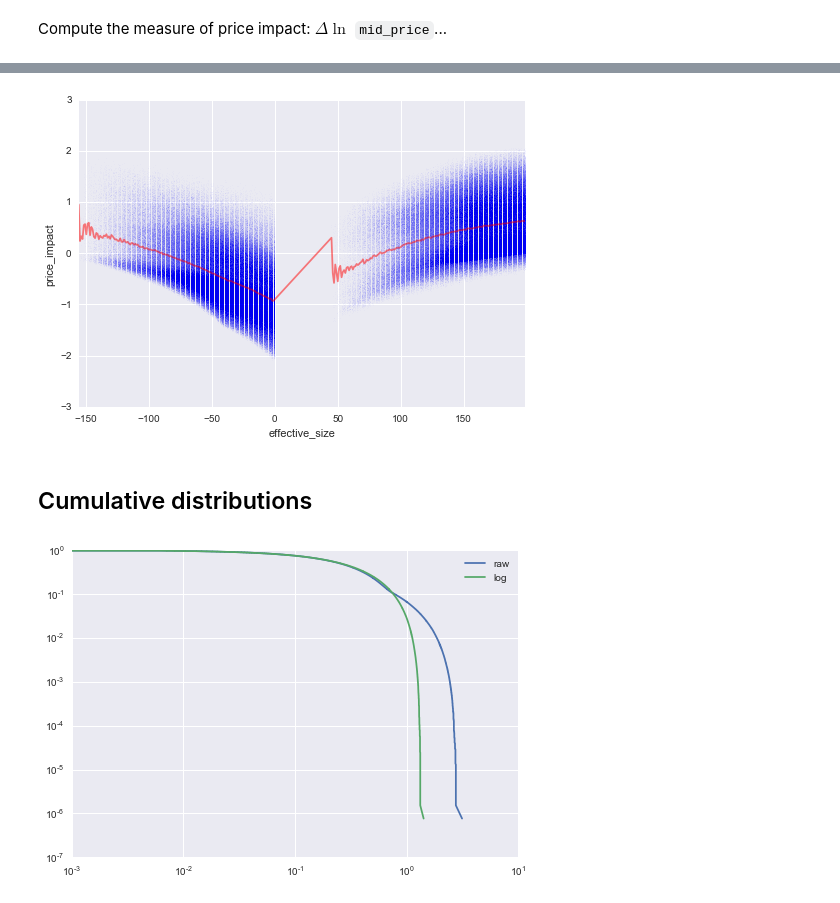
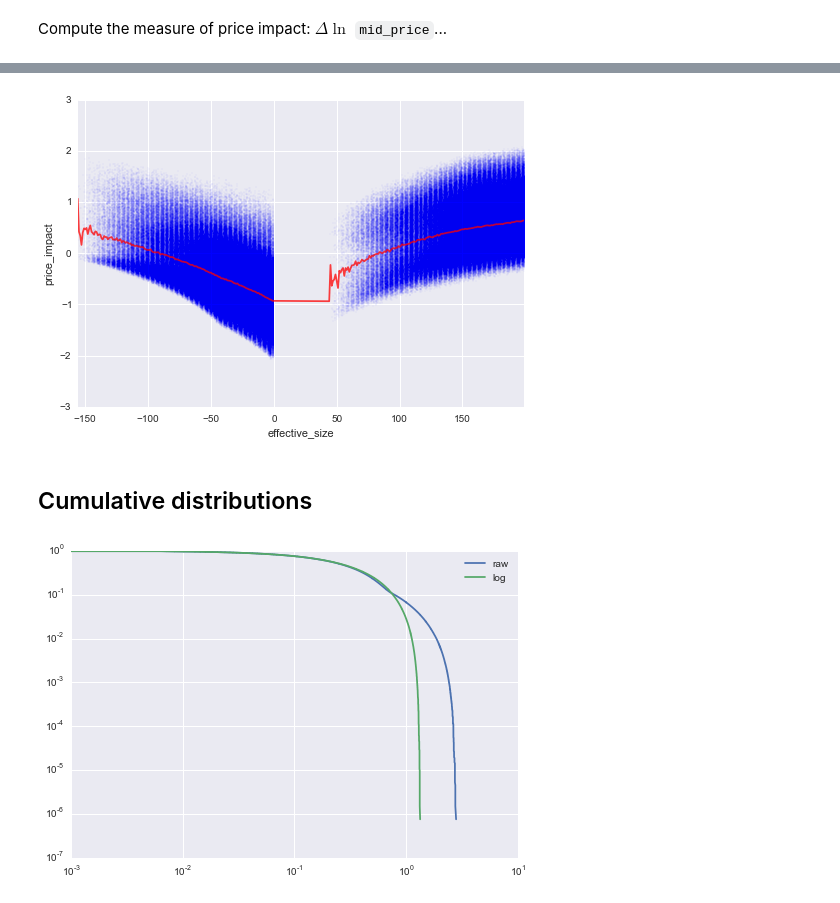
Before and after one commit to ScalABM/models-library, a Jupyter notebook: gode-sunder/gode-sunder-model.ipynb, the cells around one changed output, grey strips where cells are left out. Drawn from its saved outputs; the diff is of its cells as text; code cells hidden in the pictures.

```diff
--- a/gode-sunder/gode-sunder-model.ipynb
+++ b/gode-sunder/gode-sunder-model.ipynb
@@ -40,5 +32,5 @@ cd'./data'
 # %%
-tmp_df = pd.read_json('./Gpi2.json', orient='records')
+tmp_df = pd.read_json('./data/Gpi2.json', orient='records')
 data = tmp_df.iloc[::-1].set_index('timestamp')
 # %%
 data.head()
@@ -181,13 +173,13 @@ data[incoming_ask_orders].head()
 # %%
 # incoming bid orders
 fig, ax = plt.subplots(1, 1)
 grouped_data = data.groupby("effective_size")
-grouped_data.price_impact.mean().plot(color='r', alpha=0.5, ax=ax)
-ax.scatter(data.effective_size, data.price_impact, edgecolor='b', s=1, alpha=0.01)
+grouped_data.price_impact.mean().plot(color='r', alpha=0.75, ax=ax)
+ax.scatter(data.effective_size, data.price_impact, edgecolor='b', s=1, alpha=0.05)
 ax.set_ylabel("price_impact")
 plt.show()
 # %% [output]
-[figure, old version]
+[figure, new version]
 # %% [markdown]
 ## Cumulative distributions
 # %%
@@ -202,4 +194,4 @@ plt.yscale('log')
 plt.legend()
 plt.show()
 # %% [output]
-[figure, old version]
+[figure, new version]
```
Also changed, not shown: parts of 13 cells of this notebook.
